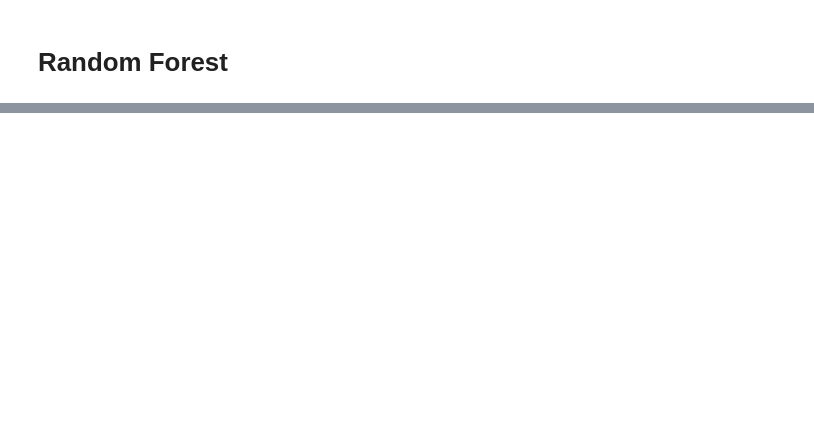
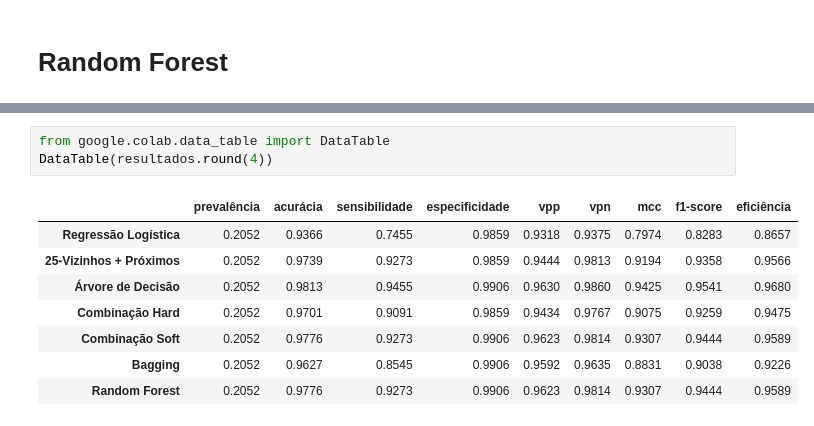
Before and after one commit to SamuelSousaFerreira/Curso-Dominando-Data-Science---Flai, a Jupyter notebook: Combinação_de_Modelos_Flai.ipynb, the cells around one changed output, grey strips where cells are left out. Drawn from its saved outputs; the diff is of its cells as text; blank space fills up the shorter version.

```diff
--- a/Combinação_de_Modelos_Flai.ipynb
+++ b/Combinação_de_Modelos_Flai.ipynb
@@ -244,0 +453,12 @@ print(log_acc,knn_acc,tree_acc, vot_acc, bagg_acc, rand_acc, sep='\n')
+# %%
+from google.colab.data_table import DataTable
+DataTable(resultados.round(4))
+# %% [output]
+|  | prevalência | acurácia | sensibilidade | especificidade | vpp | vpn | mcc | f1-score | eficiência |
+| Regressão Logística | 0.2052 | 0.9366 | 0.7455 | 0.9859 | 0.9318 | 0.9375 | 0.7974 | 0.8283 | 0.8657 |
+| 25-Vizinhos + Próximos | 0.2052 | 0.9739 | 0.9273 | 0.9859 | 0.9444 | 0.9813 | 0.9194 | 0.9358 | 0.9566 |
+| Árvore de Decisão | 0.2052 | 0.9813 | 0.9455 | 0.9906 | 0.9630 | 0.9860 | 0.9425 | 0.9541 | 0.9680 |
+| Combinação Hard | 0.2052 | 0.9701 | 0.9091 | 0.9859 | 0.9434 | 0.9767 | 0.9075 | 0.9259 | 0.9475 |
+| Combinação Soft | 0.2052 | 0.9776 | 0.9273 | 0.9906 | 0.9623 | 0.9814 | 0.9307 | 0.9444 | 0.9589 |
+| Bagging | 0.2052 | 0.9627 | 0.8545 | 0.9906 | 0.9592 | 0.9635 | 0.8831 | 0.9038 | 0.9226 |
+| Random Forest | 0.2052 | 0.9776 | 0.9273 | 0.9906 | 0.9623 | 0.9814 | 0.9307 | 0.9444 | 0.9589 |
```
Also changed, not shown: parts of 34 cells of this notebook.
